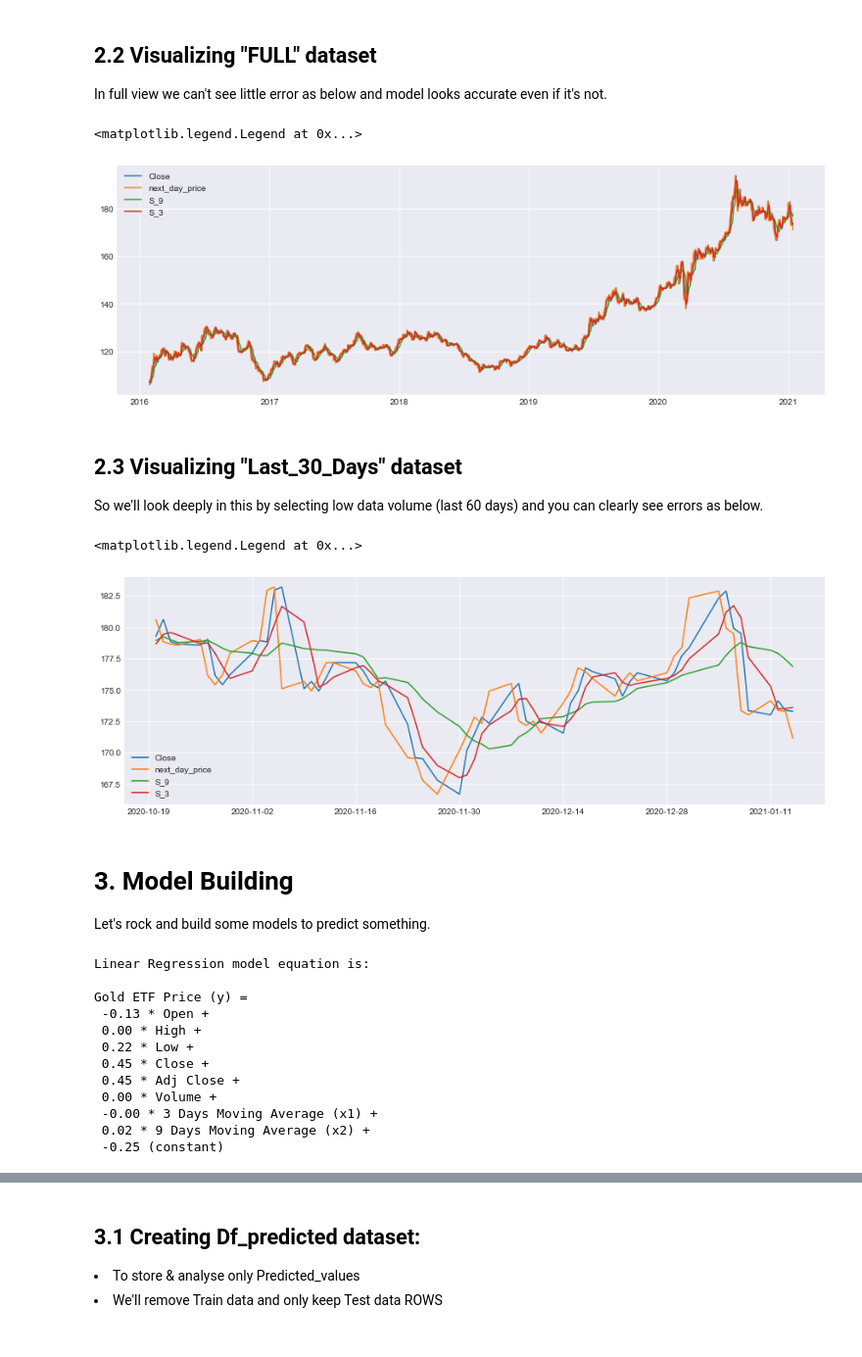
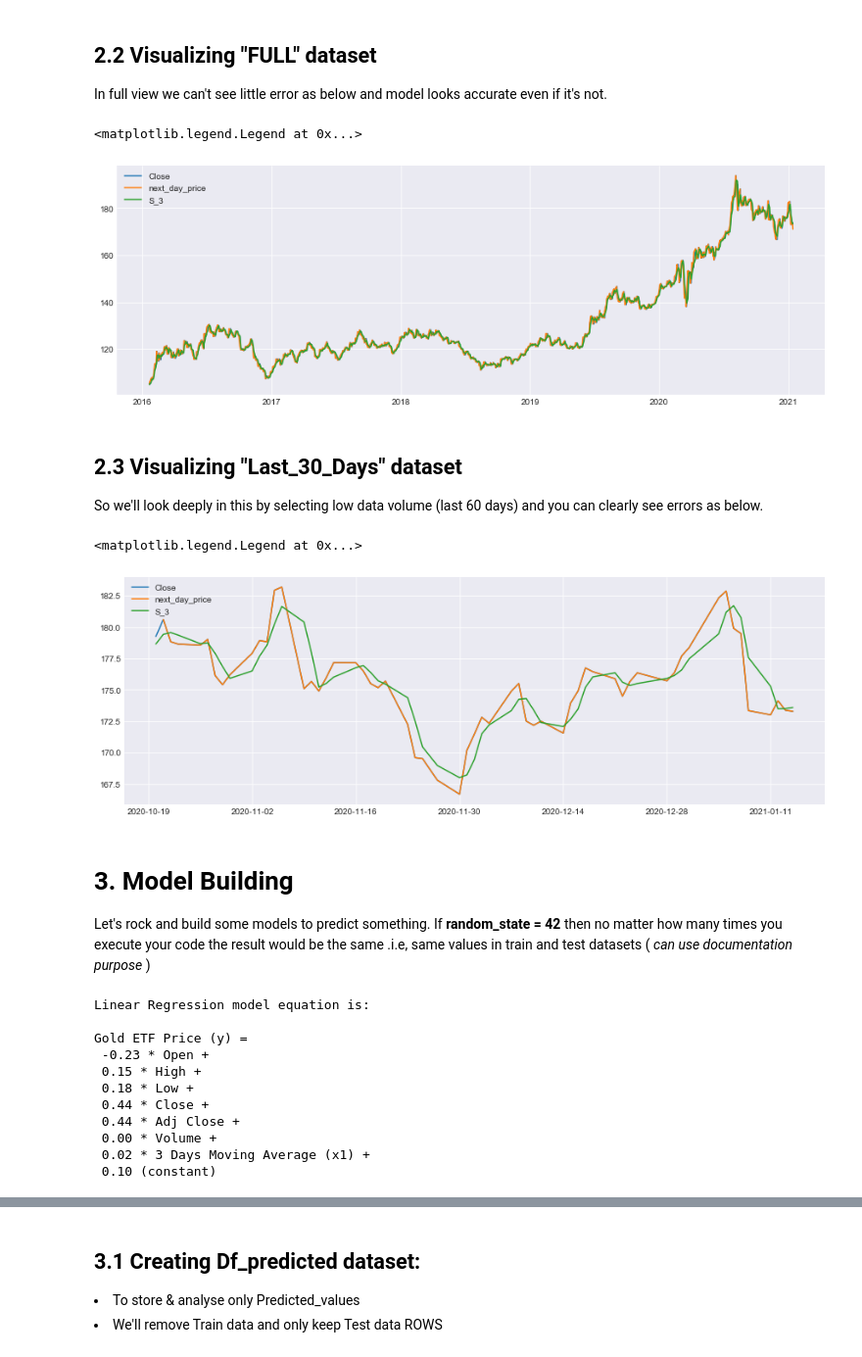
Before and after one commit to D4Techs/d4techs.github.io, a Jupyter notebook: ML Models/GLD Shares Price Predictor Model - Durgesh.ipynb, the cells around one changed output, grey strips where cells are left out. Shown at 98% size. Cells and saved outputs as stored; diff of their text form; code cells hidden in the pictures.

```diff
--- a/ML Models/GLD Shares Price Predictor Model - Durgesh.ipynb
+++ b/ML Models/GLD Shares Price Predictor Model - Durgesh.ipynb
@@ -61,7 +61,6 @@ array([[<matplotlib.axes._subplots.AxesSubplot object at 0x...>,
 # %%
 # Define explanatory variables
 Df['S_3'] = Df['Close'].rolling(window=3).mean()
-Df['S_9'] = Df['Close'].rolling(window=9).mean()
 Df['next_day_price'] = Df['Close'].shift(-1)
 
 Df = Df.dropna()
@@ -81,29 +80,28 @@ In full view we can't see little error as below and model looks accurate even if
 plt.figure(figsize=(15,5))
 plt.plot(Df["Date"], Df["Close"])
 plt.plot(Df["Date"], Df["next_day_price"])
-plt.plot(Df["Date"], Df["S_9"])
 plt.plot(Df["Date"], Df["S_3"])
 plt.legend()
 # %% [output]
 <matplotlib.legend.Legend at 0x...>
-[figure, old version]
+[figure, new version]
 # %% [markdown]
 ## 2.3 Visualizing "Last_30_Days" dataset
 So we'll look deeply in this by selecting low data volume (last 60 days) and you can clearly see errors as below.
 # %%
 #Comparing Last 30 DAYS Close vs Next_Day_Close in current dataset
 plt.figure(figsize=(15,5))
 Df_sample = Df.tail(60)
 plt.plot(Df_sample["Date"], Df_sample["Close"])
-plt.plot(Df_sample["Date"], Df_sample["next_day_price"])
-plt.plot(Df_sample["Date"], Df_sample["S_9"])
+plt.plot(Df_sample["Date"], Df_sample["next_day_price"].shift(1)) #shift because price is for next_day
 plt.plot(Df_sample["Date"], Df_sample["S_3"])
 plt.legend()
 # %% [output]
 <matplotlib.legend.Legend at 0x...>
-[figure, old version]
+[figure, new version]
-# %% [markdown]
-# 3. Model Building
-Let's rock and build some models to predict something.
+# %% [markdown]
+# 3. Model Building
+Let's rock and build some models to predict something.
+If <b>random_state = 42</b> then no matter how many times you execute your code the result would be the same .i.e, same values in train and test datasets (<i> can use documentation purpose </i>)
 # %%
 # Define dependent & independent variable
@@ -125,22 +123,21 @@ linear = LinearRegression().fit(X_train, y_train)
 
 print("Linear Regression model equation is: \n")
 print("Gold ETF Price (y) =\n %.2f * Open +\n %.2f * High +\n %.2f * Low +\n %.2f * Close +\n %.2f * Adj Close \
-+\n %.2f * Volume +\n %.2f * 3 Days Moving Average (x1) +\n %.2f * 9 Days Moving Average (x2) +\n %.2f (constant)" \
++\n %.2f * Volume +\n %.2f * 3 Days Moving Average (x1) +\n %.2f (constant)" \
       % (linear.coef_[0], linear.coef_[1], linear.coef_[2], linear.coef_[3], linear.coef_[4], linear.coef_[5], \
-         linear.coef_[6], linear.coef_[7], linear.intercept_))
+         linear.coef_[6], linear.intercept_))
 # %% [output]
 Linear Regression model equation is:
 
 Gold ETF Price (y) =
- -0.13 * Open +
- 0.00 * High +
- 0.22 * Low +
- 0.45 * Close +
- 0.45 * Adj Close +
+ -0.23 * Open +
+ 0.15 * High +
+ 0.18 * Low +
+ 0.44 * Close +
+ 0.44 * Adj Close +
  0.00 * Volume +
- -0.00 * 3 Days Moving Average (x1) +
- 0.02 * 9 Days Moving Average (x2) +
- -0.25 (constant)
+ 0.02 * 3 Days Moving Average (x1) +
+ 0.10 (constant)
 # %%
 print(linear.coef_, linear.intercept_)
 Df.head()
```
Also changed, not shown: parts of 11 cells of this notebook.
